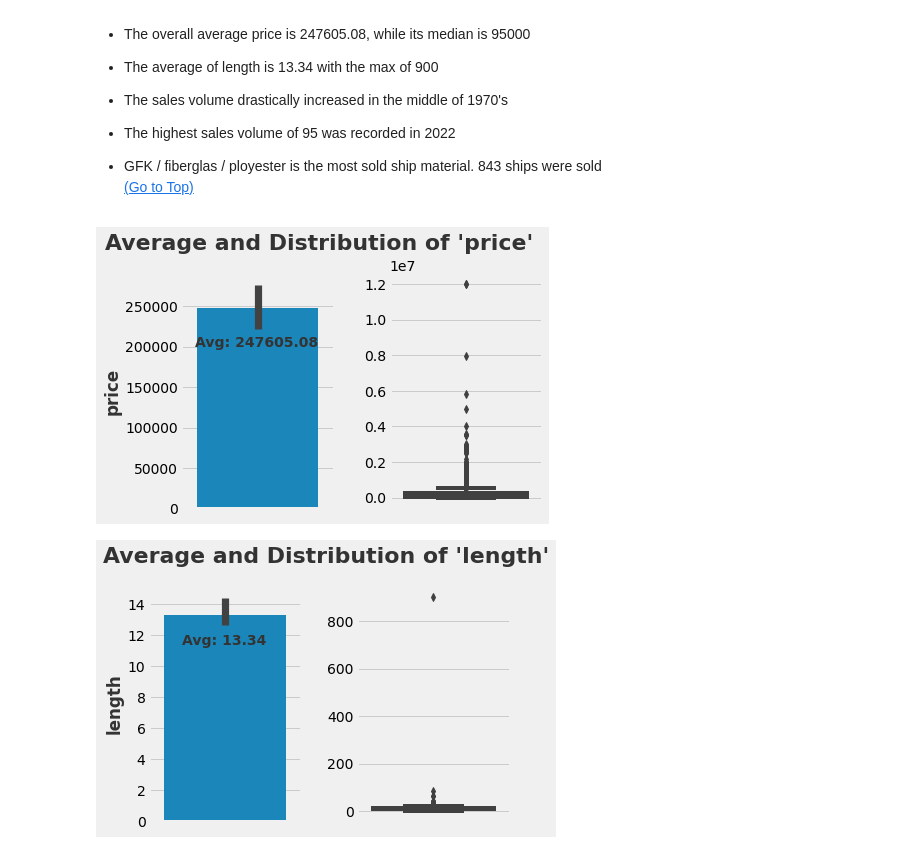
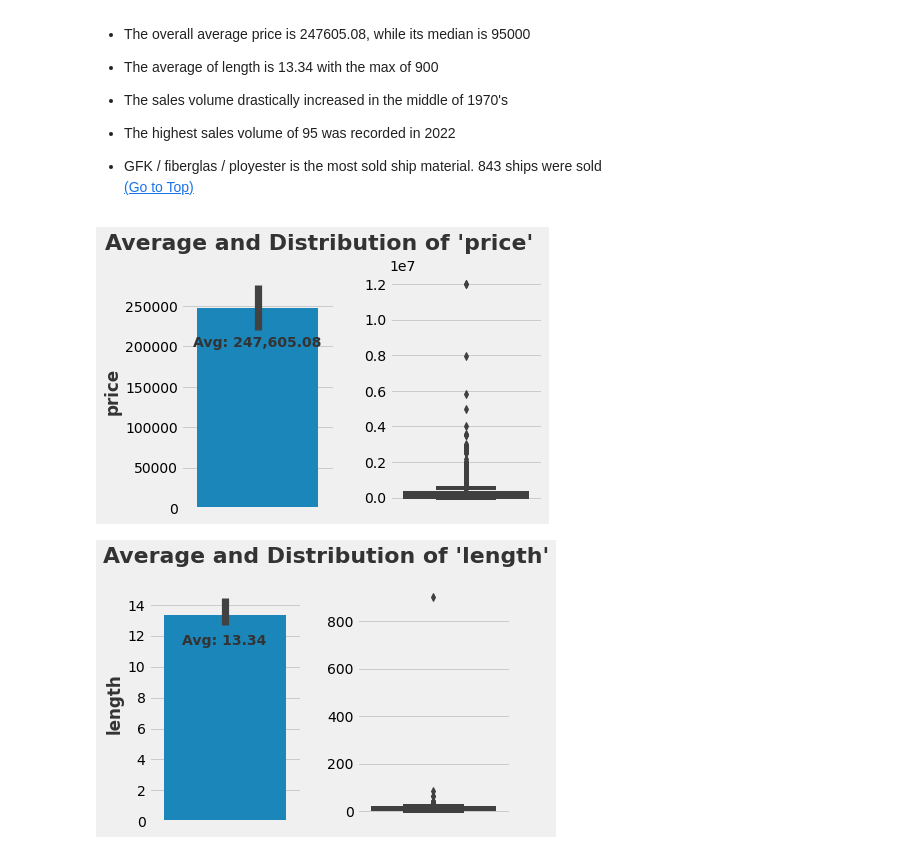
Before and after one commit to momogure/1_predict_ship_price, a Jupyter notebook: ship_price_prediction.ipynb, the cells around one changed output. Cells and saved outputs as stored; diff of their text form; code cells hidden in the pictures.

```diff
--- a/ship_price_prediction.ipynb
+++ b/ship_price_prediction.ipynb
@@ -199,15 +199,15 @@ for col in categorical_cols:
 # %%
 fig, (ax1, ax2) = plt.subplots(1, 2)
 fig.set_size_inches(6, 4)
 plt.tight_layout()
 plt.text(-0.5, 1.1, "Average and Distribution of 'price'", transform=ax1.transAxes, fontsize=22, fontweight='bold')
 avg_price = round(df['price'].mean(), 2)
-plt.text(-1.78, 8500000, f"Avg: {avg_price}" , fontsize=14, fontweight='bold')
+plt.text(-1.79, 8500000, f"Avg: {avg_price:,}" , fontsize=14, fontweight='bold')
 sns.barplot(y=df['price'], ax=ax1)
 sns.boxplot(y=df['price'], ax=ax2)
 ax2.set_ylabel("");
 # %% [output]
-[figure, old version]
+[figure, new version]
 # %%
 fig, (ax1, ax2) = plt.subplots(1, 2)
 fig.set_size_inches(6, 4)
```
Also changed, not shown: parts of 16 cells of this notebook.
